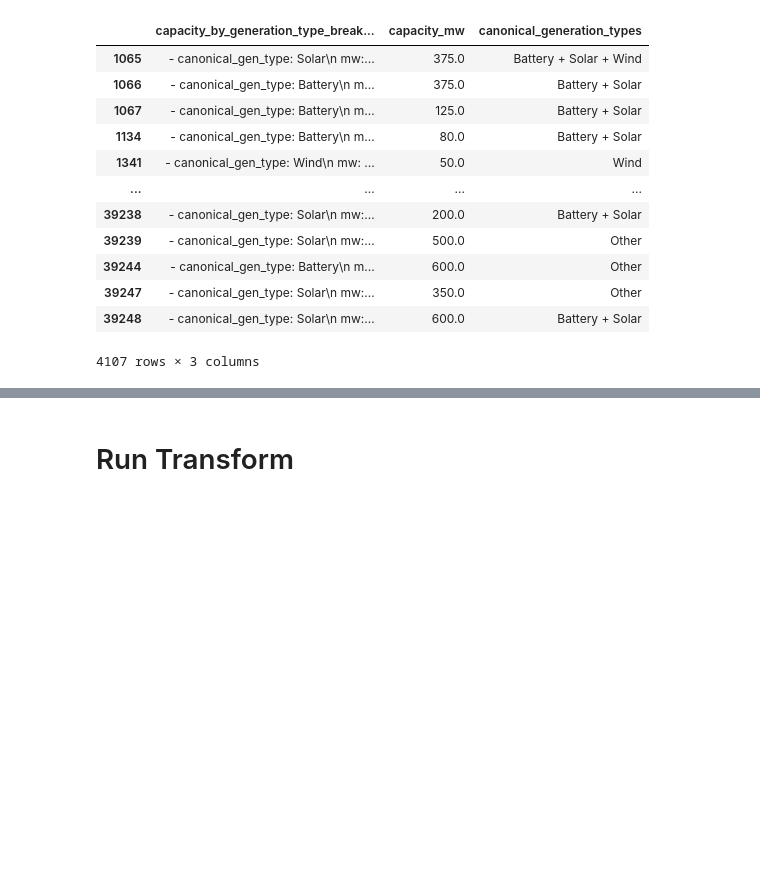
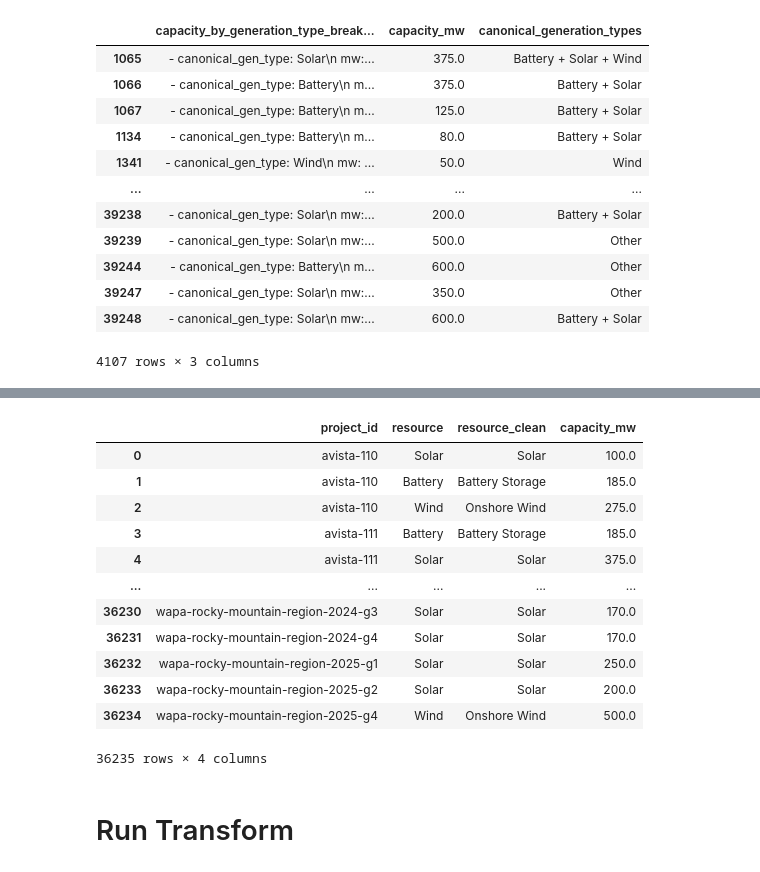
Before and after one commit to deployment-gap-model-education-fund/deployment-gap-model, a Jupyter notebook: notebooks/53-kl-fyi-etl.ipynb, the cells around one changed output, grey strips where cells are left out. Cells and saved outputs as stored; diff of their text form; code cells hidden in the pictures; blank space fills up the shorter version.

Commit message:
add in capacity mw values to resource capacity table

```diff
--- a/notebooks/53-kl-fyi-etl.ipynb
+++ b/notebooks/53-kl-fyi-etl.ipynb
@@ -141,0 +220,18 @@ raw_df[raw_df["capacity_by_generation_type_breakdown"]!="nan"][["capacity_by_gen
+# %%
+res_cap_df = pd.read_parquet("/app/data/output/private_data_warehouse/fyi_resource_capacity.parquet")
+# %%
+res_cap_df
+# %% [output]
+|  | project_id | resource | resource_clean | capacity_mw |
+| 0 | avista-110 | Solar | Solar | 100.0 |
+| 1 | avista-110 | Battery | Battery Storage | 185.0 |
+| 2 | avista-110 | Wind | Onshore Wind | 275.0 |
+| 3 | avista-111 | Battery | Battery Storage | 185.0 |
+| 4 | avista-111 | Solar | Solar | 375.0 |
+| ... | ... | ... | ... | ... |
+| 36230 | wapa-rocky-mountain-region-2024-g3 | Solar | Solar | 170.0 |
+| 36231 | wapa-rocky-mountain-region-2024-g4 | Solar | Solar | 170.0 |
+| 36232 | wapa-rocky-mountain-region-2025-g1 | Solar | Solar | 250.0 |
+| 36233 | wapa-rocky-mountain-region-2025-g2 | Solar | Solar | 200.0 |
+| 36234 | wapa-rocky-mountain-region-2025-g4 | Wind | Onshore Wind | 500.0 |
+36235 rows × 4 columns
```
Also changed, not shown: parts of 13 cells of this notebook, 1 other file.
